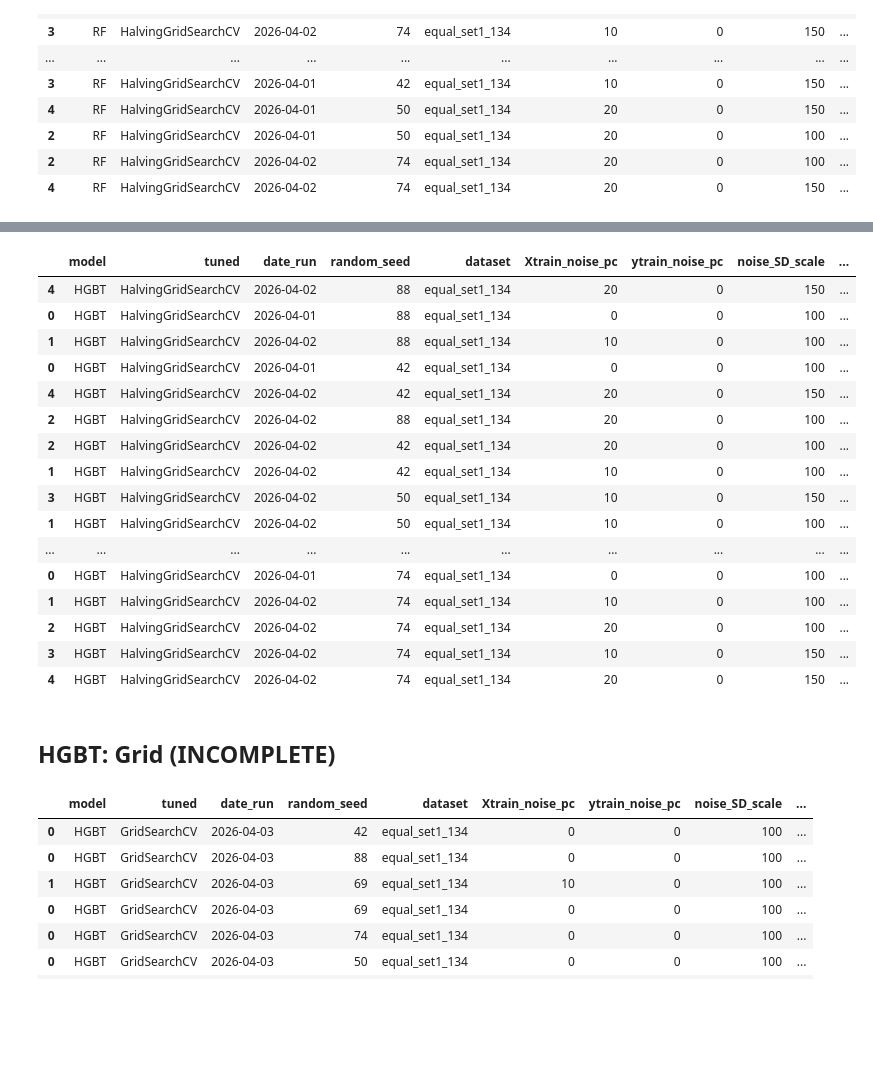
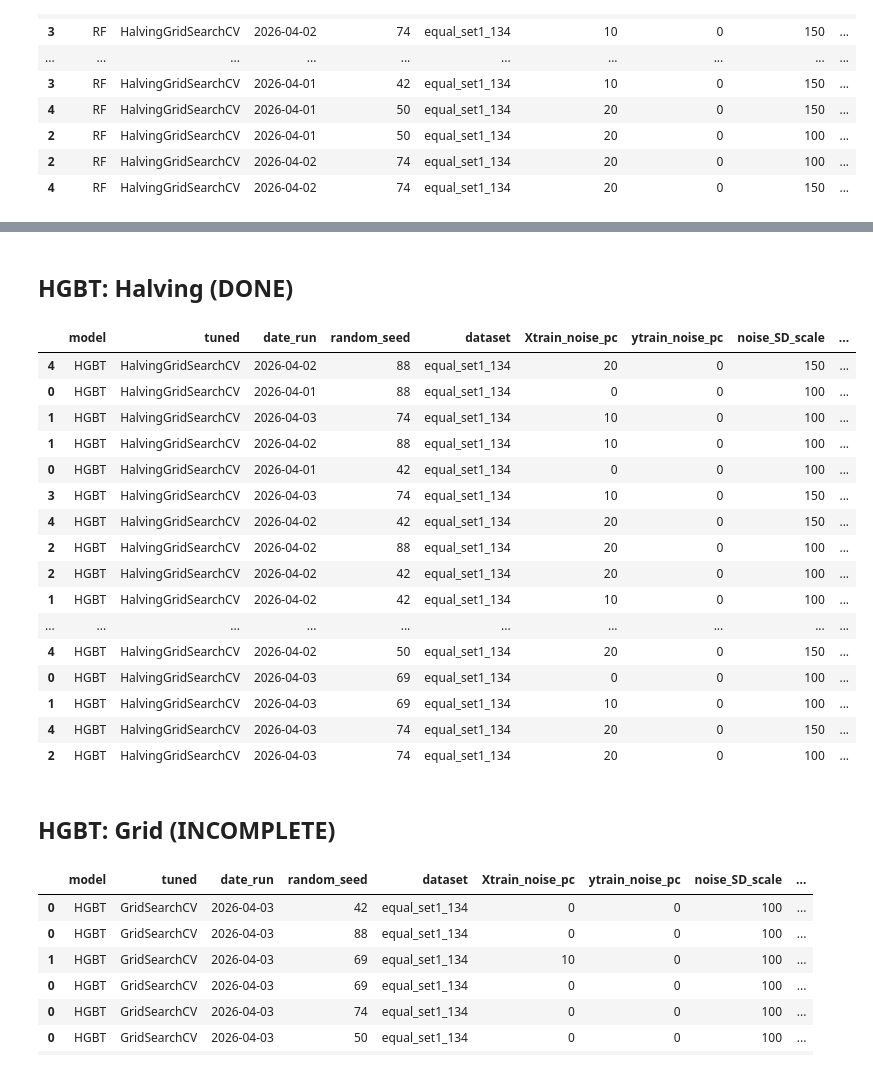
Before and after one commit to FlicAnderson/RSE-personas, a Jupyter notebook: githubanalysis/notebooks/SERS26-ML.ipynb, the cells around one changed output, grey strips where cells are left out. Drawn from its saved outputs; the diff is of its cells as text; code cells hidden in the pictures; blank space fills up the shorter version.

```diff
--- a/githubanalysis/notebooks/SERS26-ML.ipynb
+++ b/githubanalysis/notebooks/SERS26-ML.ipynb
@@ -787,3 +785,5 @@ equal_set1_134_NOISE_HGBT_Random_df.sort_values(["ROC_AUC_ovo"], ascending=False
+# %% [markdown]
+## HGBT: Halving (DONE)
 # %%
 # HGBT HALVING:
 
@@ -800,19 +800,19 @@ equal_set1_134_NOISE_HGBT_Halving_69 = {
     "run_ID":[145556, 145556, 145556, 145556, 145556,],
     "N_Obs":[938, 938, 938, 938, 938, ],
     "N_iterations": [5, 5, 5, 5, 5, ],
-    "paramsearchtime": [None, None, None, None, None, ],
-    "traintime": [None, None, None, None, None, ],
-    "testtime": [None, None, None, None, None, ],
-    "accuracy": [None, None, None, None, None, ],
+    "paramsearchtime": [479.95043325424194, 535.2009446620941, 456.1120824813843, 489.8413803577423, 398.4549379348755, ],
+    "traintime": [1.5734143257141113, 0.8973751068115234, 1.2811758518218994, 0.8408017158508301, 1.7177629470825195, ],
+    "testtime": [0.007958412170410156, 0.008791208267211914, 0.007942914962768555, 0.0077102184295654, 0.014495372772216797, ],
+    "accuracy": [0.87660, 0.87234, 0.85532, 0.86809, 0.86383, ],
     "out_of_bag_error": [None, None, None, None, None, ],
-    "F1": [None, None, None, None, None, ],
-    "ROC_AUC_ovo": [None, None, None, None, None, ], # OVO (typically lower). Not ovr.
+    "F1": [0.87574, 0.87126, 0.85384,  0.86710, 0.86214, ],
+    "ROC_AUC_ovo": [0.98480, 0.98473, 0.98730, 0.98834, 0.98729, ], # OVO (typically lower). Not ovr.
 }
-# seed 69 -x 0.0 -y 0.0 -d 1.0
-# seed 69 -x 0.1 -y 0.0 -d 1.0
-# seed 69 -x 0.2 -y 0.0 -d 1.0
-# seed 69 -x 0.1 -y 0.0 -d 1.5
-# seed 69 -x 0.2 -y 0.0 -d 1.5
+# seed 69 -x 0.0 -y 0.0 -d 1.0 {'categorical_features': None, 'class_weight': None, 'early_stopping': 'auto', 'interaction_cst': None, 'l2_regularization': 0.0, 'learning_rate': 0.1, 'loss': 'log_loss', 'max_bins': 255, 'max_depth': None, 'max_iter': 75, 'max_leaf_nodes': 75, 'min_samples_leaf': 5, 'monotonic_cst': None, 'n_iter_no_change': 10, 'random_state': None, 'scoring': 'f1_macro', 'tol': 1e-07, 'validation_fraction': 0.1, 'verbose': 2, 'warm_start': True}
+# seed 69 -x 0.1 -y 0.0 -d 1.0 {'categorical_features': None, 'class_weight': None, 'early_stopping': 'auto', 'interaction_cst': None, 'l2_regularization': 0.0, 'learning_rate': 0.1, 'loss': 'log_loss', 'max_bins': 255, 'max_depth': None, 'max_iter': 100, 'max_leaf_nodes': 31, 'min_samples_leaf': 2, 'monotonic_cst': None, 'n_iter_no_change': 10, 'random_state': None, 'scoring': 'loss', 'tol': 1e-07, 'validation_fraction': 0.1, 'verbose': 2, 'warm_start': True}
+# seed 69 -x 0.2 -y 0.0 -d 1.0 {'categorical_features': None, 'class_weight': None, 'early_stopping': 'auto', 'interaction_cst': None, 'l2_regularization': 0.0, 'learning_rate': 0.1, 'loss': 'log_loss', 'max_bins': 255, 'max_depth': None, 'max_iter': 75, 'max_leaf_nodes': 50, 'min_samples_leaf': 10, 'monotonic_cst': None, 'n_iter_no_change': 10, 'random_state': None, 'scoring': 'loss', 'tol': 1e-07, 'validation_fraction': 0.1, 'verbose': 2, 'warm_start': True}
+# seed 69 -x 0.1 -y 0.0 -d 1.5 {'categorical_features': None, 'class_weight': None, 'early_stopping': 'auto', 'interaction_cst': None, 'l2_regularization': 0.0, 'learning_rate': 0.05, 'loss': 'log_loss', 'max_bins': 255, 'max_depth': None, 'max_iter': 75, 'max_leaf_nodes': 25, 'min_samples_leaf': 10, 'monotonic_cst': None, 'n_iter_no_change': 10, 'random_state': None, 'scoring': 'loss', 'tol': 1e-07, 'validation_fraction': 0.1, 'verbose': 2, 'warm_start': True}
+# seed 69 -x 0.2 -y 0.0 -d 1.5 {'categorical_features': None, 'class_weight': None, 'early_stopping': 'auto', 'interaction_cst': None, 'l2_regularization': 0.0, 'learning_rate': 0.1, 'loss': 'log_loss', 'max_bins': 255, 'max_depth': None, 'max_iter': 150, 'max_leaf_nodes': None, 'min_samples_leaf': 10, 'monotonic_cst': None, 'n_iter_no_change': 10, 'random_state': None, 'scoring': 'loss', 'tol': 1e-07, 'validation_fraction': 0.1, 'verbose': 2, 'warm_start': False}
 
 
 # 74
@@ -828,19 +828,19 @@ equal_set1_134_NOISE_HGBT_Halving_74 = {
     "run_ID":[145556, 145556, 145556, 145556, 145556,],
     "N_Obs":[938, 938, 938, 938, 938, ],
     "N_iterations": [5, 5, 5, 5, 5, ],
-    "paramsearchtime": [None, None, None, None, None, ],
-    "traintime": [None, None, None, None, None, ],
-    "testtime": [None, None, None, None, None, ],
-    "accuracy": [None, None, None, None, None, ],
+    "paramsearchtime": [ 475.3493468761444, 531.9950156211853, 579.2195386886597, 429.9559853076935, 448.7153844833374, ],
+    "traintime": [1.9740726947784424, 0.9667713642120361, 0.9613680839538574, 1.025329351425171, 1.1344211101531982, ],
+    "testtime": [0.010245800018310547, 0.01095890998840332, 0.01317453384399414, 0.01732659339904785, 0.017789602279663086, ],
+    "accuracy": [0.85957,  0.88936, 0.82128, 0.86383, 0.83404, ],
     "out_of_bag_error": [None, None, None, None, None, ],
-    "F1": [None, None, None, None, None, ],
-    "ROC_AUC_ovo": [None, None, None, None, None, ], # OVO (typically lower). Not ovr.
+    "F1": [0.85953, 0.88882, 0.81935, 0.86303, 0.83247, ],
+    "ROC_AUC_ovo": [0.98850, 0.99135, 0.98230, 0.99067, 0.98460, ], # OVO (typically lower). Not ovr.
 }
-# seed 74 -x 0.0 -y 0.0 -d 1.0
-# seed 74 -x 0.1 -y 0.0 -d 1.0
-# seed 74 -x 0.2 -y 0.0 -d 1.0
-# seed 74 -x 0.1 -y 0.0 -d 1.5
-# seed 74 -x 0.2 -y 0.0 -d 1.5
+# seed 74 -x 0.0 -y 0.0 -d 1.0 {'categorical_features': None, 'class_weight': None, 'early_stopping': 'auto', 'interaction_cst': None, 'l2_regularization': 0.0, 'learning_rate': 0.1, 'loss': 'log_loss', 'max_bins': 255, 'max_depth': None, 'max_iter': 100, 'max_leaf_nodes': None, 'min_samples_leaf': 5, 'monotonic_cst': None, 'n_iter_no_change': 10, 'random_state': None, 'scoring': 'loss', 'tol': 1e-07, 'validation_fraction': 0.1, 'verbose': 2, 'warm_start': True}
+# seed 74 -x 0.1 -y 0.0 -d 1.0 {'categorical_features': None, 'class_weight': None, 'early_stopping': 'auto', 'interaction_cst': None, 'l2_regularization': 0.0, 'learning_rate': 0.1, 'loss': 'log_loss', 'max_bins': 255, 'max_depth': None, 'max_iter': 125, 'max_leaf_nodes': 25, 'min_samples_leaf': 10, 'monotonic_cst': None, 'n_iter_no_change': 10, 'random_state': None, 'scoring': 'f1_macro', 'tol': 1e-07, 'validation_fraction': 0.1, 'verbose': 2, 'warm_start': True}
+# seed 74 -x 0.2 -y 0.0 -d 1.0 {'categorical_features': None, 'class_weight': None, 'early_stopping': 'auto', 'interaction_cst': None, 'l2_regularization': 0.0, 'learning_rate': 0.1, 'loss': 'log_loss', 'max_bins': 255, 'max_depth': None, 'max_iter': 150, 'max_leaf_nodes': 25, 'min_samples_leaf': 2, 'monotonic_cst': None, 'n_iter_no_change': 10, 'random_state': None, 'scoring': 'f1_macro', 'tol': 1e-07, 'validation_fraction': 0.1, 'verbose': 2, 'warm_start': True}
+# seed 74 -x 0.1 -y 0.0 -d 1.5 {'categorical_features': None, 'class_weight': None, 'early_stopping': 'auto', 'interaction_cst': None, 'l2_regularization': 0.0, 'learning_rate': 0.1, 'loss': 'log_loss', 'max_bins': 255, 'max_depth': None, 'max_iter': 200, 'max_leaf_nodes': 25, 'min_samples_leaf': 10, 'monotonic_cst': None, 'n_iter_no_change': 10, 'random_state': None, 'scoring': 'f1_macro', 'tol': 1e-07, 'validation_fraction': 0.1, 'verbose': 2, 'warm_start': False}
+# seed 74 -x 0.2 -y 0.0 -d 1.5 {'categorical_features': None, 'class_weight': None, 'early_stopping': 'auto', 'interaction_cst': None, 'l2_regularization': 0.0, 'learning_rate': 0.1, 'loss': 'log_loss', 'max_bins': 255, 'max_depth': None, 'max_iter': 200, 'max_leaf_nodes': 25, 'min_samples_leaf': 10, 'monotonic_cst': None, 'n_iter_no_change': 10, 'random_state': None, 'scoring': 'loss', 'tol': 1e-07, 'validation_fraction': 0.1, 'verbose': 2, 'warm_start': False}
 
 
 # 50
@@ -929,49 +929,49 @@ equal_set1_134_NOISE_HGBT_Halving_88 = {
 # seed 88 -x 0.1 -y 0.0 -d 1.5 {'categorical_features': None, 'class_weight': None, 'early_stopping': 'auto', 'interaction_cst': None, 'l2_regularization': 0.0, 'learning_rate': 0.1, 'loss': 'log_loss', 'max_bins': 255, 'max_depth': None, 'max_iter': 125, 'max_leaf_nodes': 31, 'min_samples_leaf': 5, 'monotonic_cst': None, 'n_iter_no_change': 10, 'random_state': None, 'scoring': 'loss', 'tol': 1e-07, 'validation_fraction': 0.1, 'verbose': 2, 'warm_start': False}
 # seed 88 -x 0.2 -y 0.0 -d 1.5 {'categorical_features': None, 'class_weight': None, 'early_stopping': 'auto', 'interaction_cst': None, 'l2_regularization': 0.0, 'learning_rate': 0.1, 'loss': 'log_loss', 'max_bins': 255, 'max_depth': None, 'max_iter': 200, 'max_leaf_nodes': 75, 'min_samples_leaf': 5, 'monotonic_cst': None, 'n_iter_no_change': 10, 'random_state': None, 'scoring': 'f1_macro', 'tol': 1e-07, 'validation_fraction': 0.1, 'verbose': 2, 'warm_start': True}
 
 # HGBT_HalvingGridSearchCV_seed88_confusion_matrix_normalisetrue_N235_noiseFalse_2026-04-02.pdf
 # HGBT_HalvingGridSearchCV_seed88_confusion_matrix_normalisetrue_N235_Xnoise10pc_ynoise0pc_noiseSD100pc_2026-04-02.pdf
 # HGBT_HalvingGridSearchCV_seed88_confusion_matrix_normalisetrue_N235_Xnoise20pc_ynoise0pc_noiseSD100pc_2026-04-02.pdf
 # HGBT_HalvingGridSearchCV_seed88_confusion_matrix_normalisetrue_N235_Xnoise10pc_ynoise0pc_noiseSD150pc_2026-04-02.pdf
 # HGBT_HalvingGridSearchCV_seed88_confusion_matrix_normalisetrue_N235_Xnoise20pc_ynoise0pc_noiseSD150pc_2026-04-02.pdf
 
 
 
 equal_set1_134_NOISE_HGBT_Halving_69_df = pd.DataFrame(data=equal_set1_134_NOISE_HGBT_Halving_69)
 equal_set1_134_NOISE_HGBT_Halving_74_df = pd.DataFrame(data=equal_set1_134_NOISE_HGBT_Halving_74)
 equal_set1_134_NOISE_HGBT_Halving_50_df = pd.DataFrame(data=equal_set1_134_NOISE_HGBT_Halving_50)
 equal_set1_134_NOISE_HGBT_Halving_42_df = pd.DataFrame(data=equal_set1_134_NOISE_HGBT_Halving_42)
 equal_set1_134_NOISE_HGBT_Halving_88_df = pd.DataFrame(data=equal_set1_134_NOISE_HGBT_Halving_88)
 
 
 equal_set1_134_NOISE_HGBT_Halving_df = pd.concat([
     equal_set1_134_NOISE_HGBT_Halving_69_df,
     equal_set1_134_NOISE_HGBT_Halving_74_df,
     equal_set1_134_NOISE_HGBT_Halving_50_df,
     equal_set1_134_NOISE_HGBT_Halving_42_df,
     equal_set1_134_NOISE_HGBT_Halving_88_df,
 ])
 equal_set1_134_NOISE_HGBT_Halving_df.sort_values(["ROC_AUC_ovo"], ascending=False)
 # %% [output]
 |  | model | tuned | date_run | random_seed | dataset | Xtrain_noise_pc | ytrain_noise_pc | noise_SD_scale | ... |
 | 4 | HGBT | HalvingGridSearchCV | 2026-04-02 | 88 | equal_set1_134 | 20 | 0 | 150 | ... |
 | 0 | HGBT | HalvingGridSearchCV | 2026-04-01 | 88 | equal_set1_134 | 0 | 0 | 100 | ... |
+| 1 | HGBT | HalvingGridSearchCV | 2026-04-03 | 74 | equal_set1_134 | 10 | 0 | 100 | ... |
 | 1 | HGBT | HalvingGridSearchCV | 2026-04-02 | 88 | equal_set1_134 | 10 | 0 | 100 | ... |
 | 0 | HGBT | HalvingGridSearchCV | 2026-04-01 | 42 | equal_set1_134 | 0 | 0 | 100 | ... |
+| 3 | HGBT | HalvingGridSearchCV | 2026-04-03 | 74 | equal_set1_134 | 10 | 0 | 150 | ... |
 | 4 | HGBT | HalvingGridSearchCV | 2026-04-02 | 42 | equal_set1_134 | 20 | 0 | 150 | ... |
 | 2 | HGBT | HalvingGridSearchCV | 2026-04-02 | 88 | equal_set1_134 | 20 | 0 | 100 | ... |
 | 2 | HGBT | HalvingGridSearchCV | 2026-04-02 | 42 | equal_set1_134 | 20 | 0 | 100 | ... |
 | 1 | HGBT | HalvingGridSearchCV | 2026-04-02 | 42 | equal_set1_134 | 10 | 0 | 100 | ... |
-| 3 | HGBT | HalvingGridSearchCV | 2026-04-02 | 50 | equal_set1_134 | 10 | 0 | 150 | ... |
-| 1 | HGBT | HalvingGridSearchCV | 2026-04-02 | 50 | equal_set1_134 | 10 | 0 | 100 | ... |
 | ... | ... | ... | ... | ... | ... | ... | ... | ... | ... |
-| 0 | HGBT | HalvingGridSearchCV | 2026-04-01 | 74 | equal_set1_134 | 0 | 0 | 100 | ... |
-| 1 | HGBT | HalvingGridSearchCV | 2026-04-02 | 74 | equal_set1_134 | 10 | 0 | 100 | ... |
-| 2 | HGBT | HalvingGridSearchCV | 2026-04-02 | 74 | equal_set1_134 | 20 | 0 | 100 | ... |
-| 3 | HGBT | HalvingGridSearchCV | 2026-04-02 | 74 | equal_set1_134 | 10 | 0 | 150 | ... |
-| 4 | HGBT | HalvingGridSearchCV | 2026-04-02 | 74 | equal_set1_134 | 20 | 0 | 150 | ... |
+| 4 | HGBT | HalvingGridSearchCV | 2026-04-02 | 50 | equal_set1_134 | 20 | 0 | 150 | ... |
+| 0 | HGBT | HalvingGridSearchCV | 2026-04-03 | 69 | equal_set1_134 | 0 | 0 | 100 | ... |
+| 1 | HGBT | HalvingGridSearchCV | 2026-04-03 | 69 | equal_set1_134 | 10 | 0 | 100 | ... |
+| 4 | HGBT | HalvingGridSearchCV | 2026-04-03 | 74 | equal_set1_134 | 20 | 0 | 150 | ... |
+| 2 | HGBT | HalvingGridSearchCV | 2026-04-03 | 74 | equal_set1_134 | 20 | 0 | 100 | ... |
-# %% [markdown]
-## HGBT: Grid (INCOMPLETE)
+# %% [markdown]
+## HGBT: Grid (INCOMPLETE)
 # %%
 # HGBT GRID:
 
```
Also changed, not shown: parts of 33 cells of this notebook.
